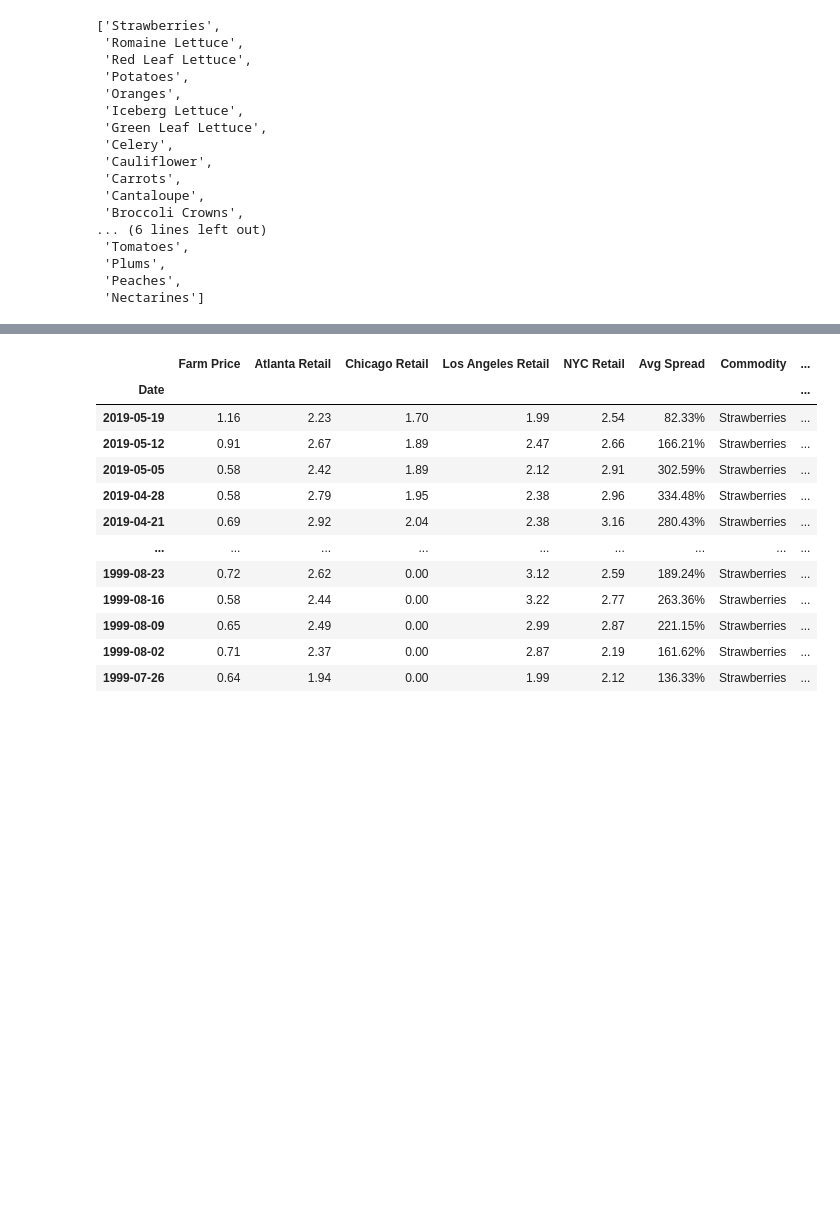
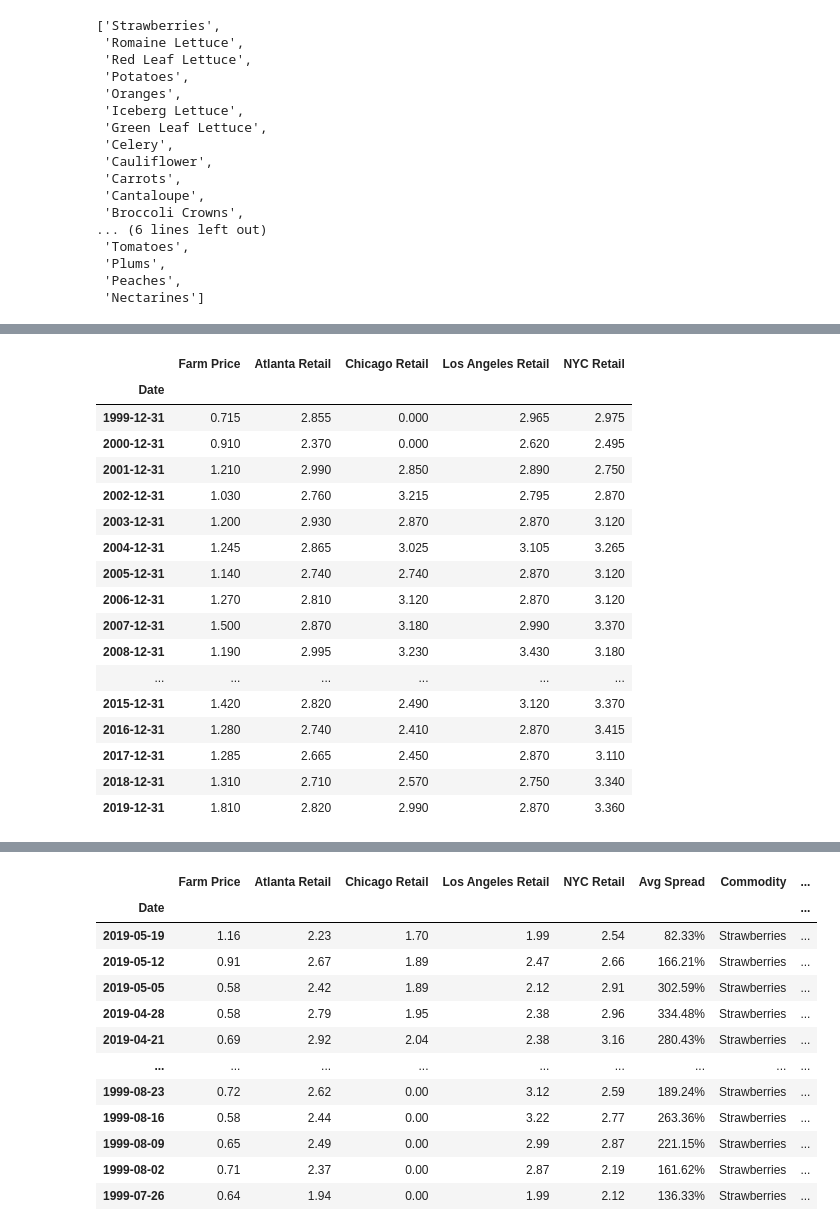
Before and after one commit to tim-christy/agriculture-price-analysis, a Jupyter notebook: notebooks/01_exploration/EDA.ipynb, the cells around one changed output, grey strips where cells are left out. Drawn from its saved outputs; the diff is of its cells as text; code cells hidden in the pictures; blank space fills up the shorter version.

```diff
--- a/notebooks/01_exploration/EDA.ipynb
+++ b/notebooks/01_exploration/EDA.ipynb
@@ -84,0 +148,21 @@ for produce in produce_list:
+# %%
+produce_dict['Strawberries'].resample('Y').median()
+# %% [output]
+|  | Farm Price | Atlanta Retail | Chicago Retail | Los Angeles Retail | NYC Retail |
+| Date |  |  |  |  |  |
+| 1999-12-31 | 0.715 | 2.855 | 0.000 | 2.965 | 2.975 |
+| 2000-12-31 | 0.910 | 2.370 | 0.000 | 2.620 | 2.495 |
+| 2001-12-31 | 1.210 | 2.990 | 2.850 | 2.890 | 2.750 |
+| 2002-12-31 | 1.030 | 2.760 | 3.215 | 2.795 | 2.870 |
+| 2003-12-31 | 1.200 | 2.930 | 2.870 | 2.870 | 3.120 |
+| 2004-12-31 | 1.245 | 2.865 | 3.025 | 3.105 | 3.265 |
+| 2005-12-31 | 1.140 | 2.740 | 2.740 | 2.870 | 3.120 |
+| 2006-12-31 | 1.270 | 2.810 | 3.120 | 2.870 | 3.120 |
+| 2007-12-31 | 1.500 | 2.870 | 3.180 | 2.990 | 3.370 |
+| 2008-12-31 | 1.190 | 2.995 | 3.230 | 3.430 | 3.180 |
+| ... | ... | ... | ... | ... | ... |
+| 2015-12-31 | 1.420 | 2.820 | 2.490 | 3.120 | 3.370 |
+| 2016-12-31 | 1.280 | 2.740 | 2.410 | 2.870 | 3.415 |
+| 2017-12-31 | 1.285 | 2.665 | 2.450 | 2.870 | 3.110 |
+| 2018-12-31 | 1.310 | 2.710 | 2.570 | 2.750 | 3.340 |
+| 2019-12-31 | 1.810 | 2.820 | 2.990 | 2.870 | 3.360 |
```
Also changed, not shown: parts of 18 cells of this notebook.
